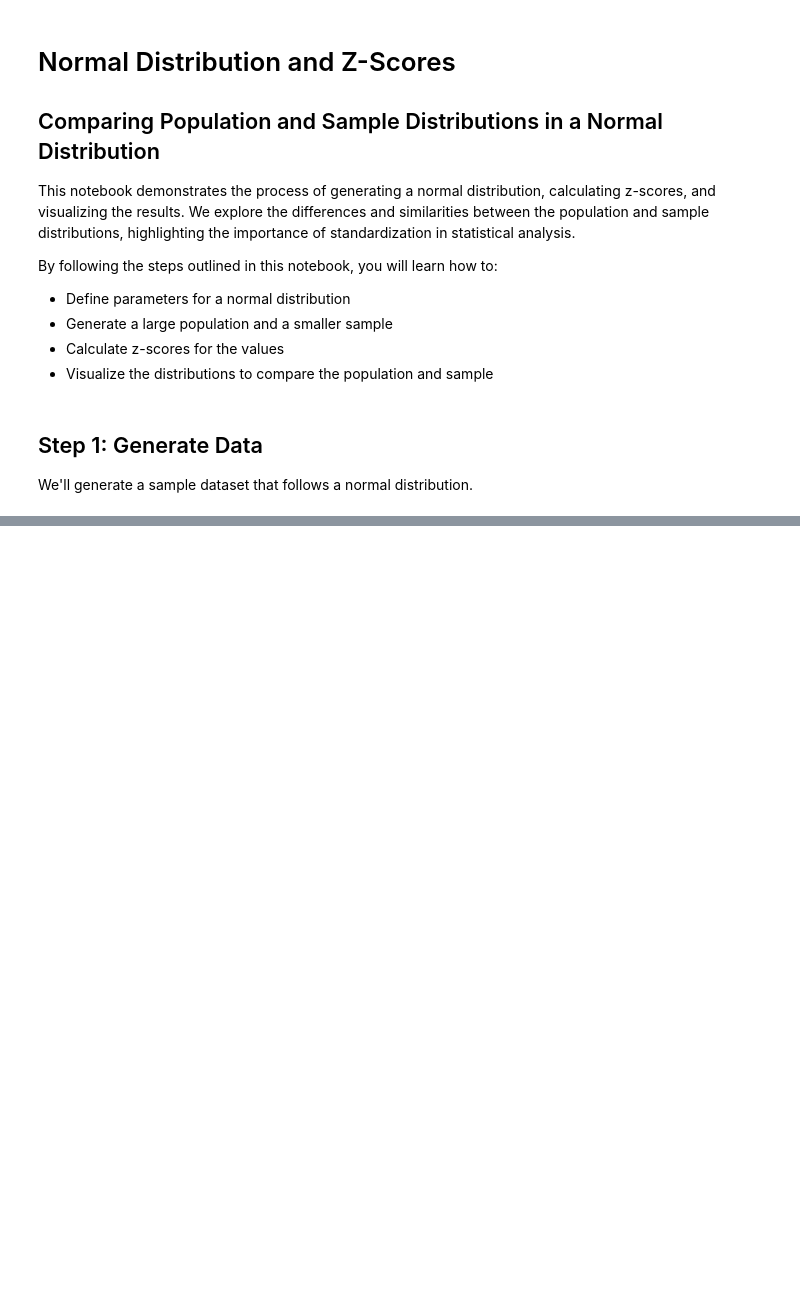
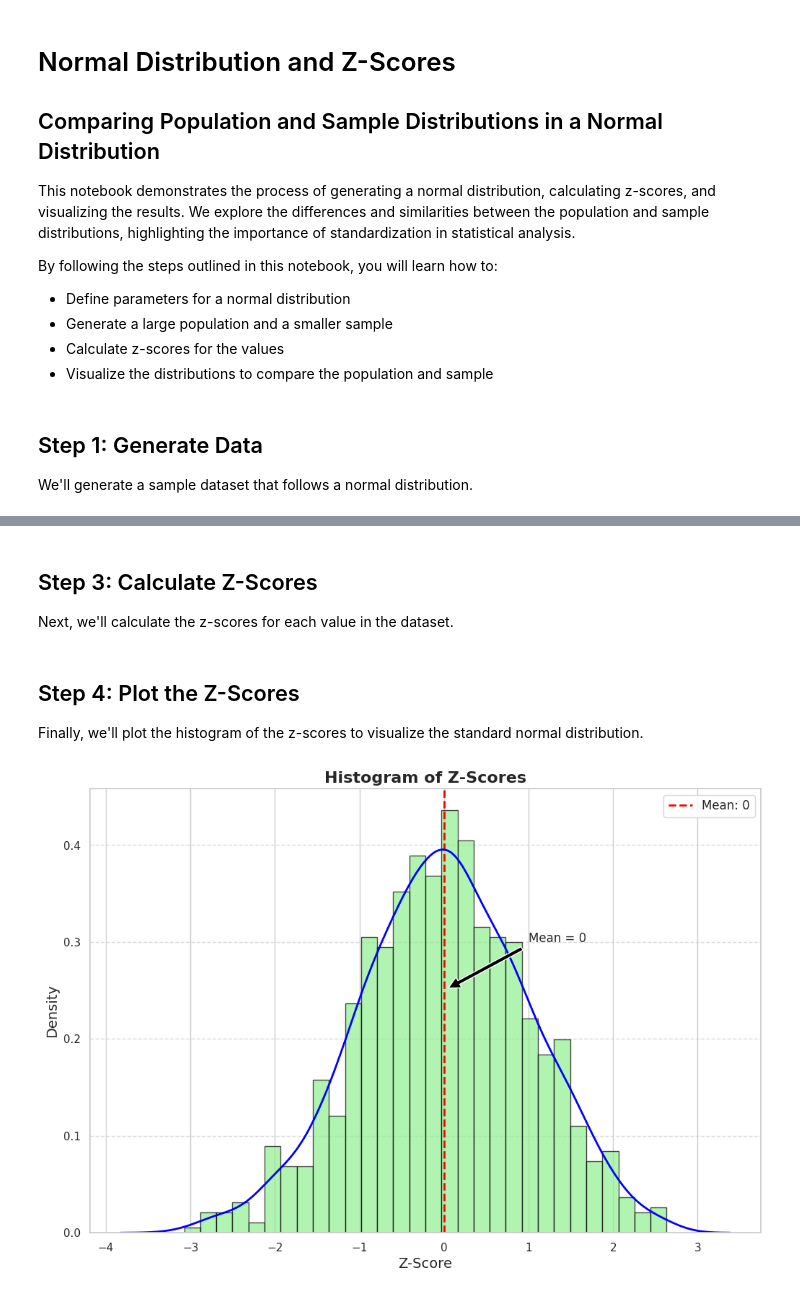
Before and after one commit to Sara9595/Kaggle, a Jupyter notebook: bernoulli-and-binomial-distribution.ipynb, the cells around one changed output, grey strips where cells are left out. Cells and saved outputs as stored; diff of their text form; code cells hidden in the pictures; blank space fills up the shorter version.

```diff
--- a/bernoulli-and-binomial-distribution.ipynb
+++ b/bernoulli-and-binomial-distribution.ipynb
@@ -247,0 +273,32 @@ df = pd.DataFrame(data, columns=['Value'])
+# %% [markdown]
+## Step 3: Calculate Z-Scores
+Next, we'll calculate the z-scores for each value in the dataset.
+# %%
+# Calculate the mean and standard deviation
+mean = df['Value'].mean()
+std_dev = df['Value'].std()
+
+# Calculate the z-scores
+df['Z-Score'] = (df['Value'] - mean) / std_dev
+# %% [markdown]
+## Step 4: Plot the Z-Scores
+Finally, we'll plot the histogram of the z-scores to visualize the standard normal distribution.
+# %%
+# Plot the histogram of z-scores
+plt.figure(figsize=(12, 8))
+plt.hist(df['Z-Score'], bins=30, edgecolor='black', alpha=0.7, color='lightgreen', density=True)
+plt.title('Histogram of Z-Scores', fontsize=16, fontweight='bold')
+plt.xlabel('Z-Score', fontsize=14)
+plt.ylabel('Density', fontsize=14)
+plt.grid(axis='y', linestyle='--', alpha=0.7)
+plt.axvline(0, color='red', linestyle='dashed', linewidth=2, label='Mean: 0')
+plt.legend(fontsize=12)
+
+# Adding KDE (Kernel Density Estimation) for smoothness
+sns.kdeplot(df['Z-Score'], color='blue', linewidth=2)
+plt.annotate('Mean = 0', xy=(0, 0.25), xytext=(1, 0.3),
+             arrowprops=dict(facecolor='black', shrink=0.05))
+
+plt.show()
+# %% [output]
+[figure, added]
```
Also changed, not shown: parts of 6 cells of this notebook.
